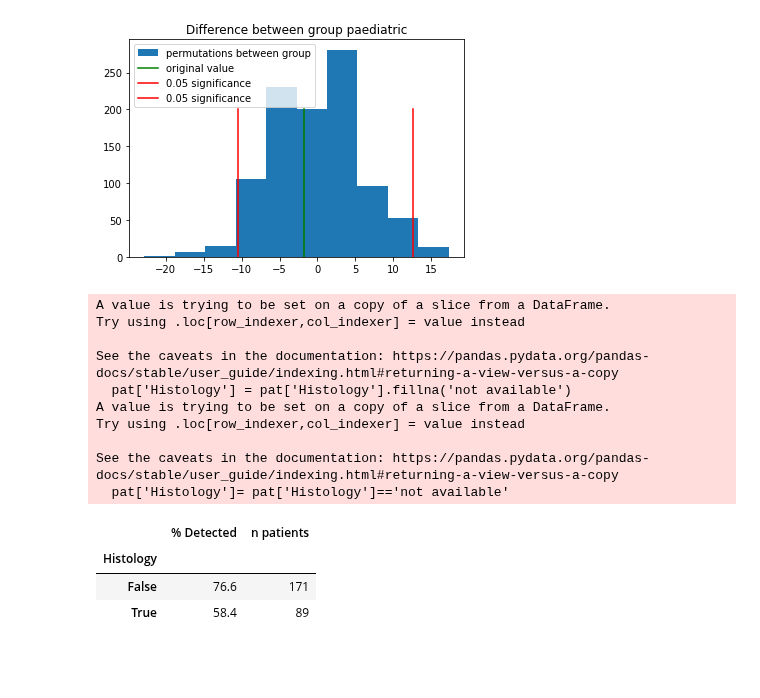
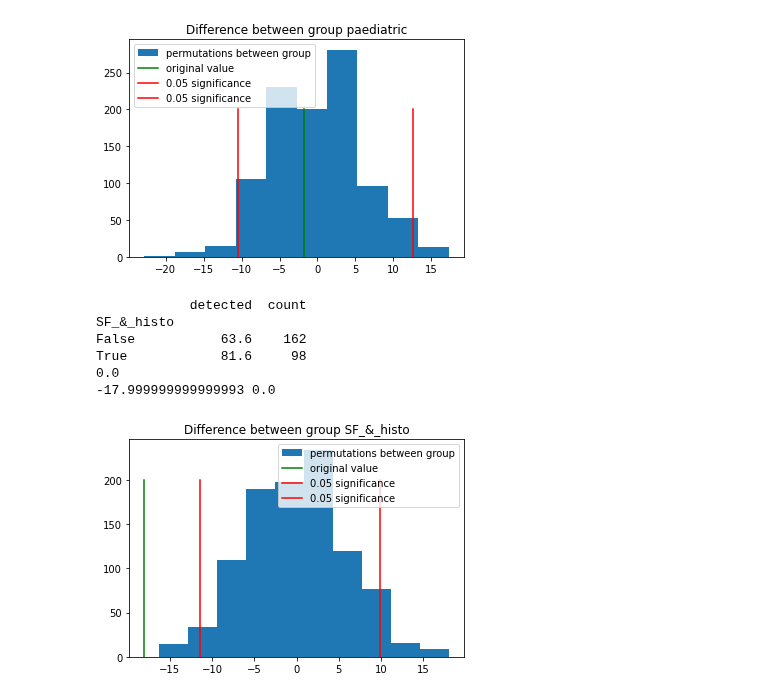
Before and after one commit to MELDProject/meld_graph, a Jupyter notebook: notebooks/compare_results_MLP.ipynb, the cells around one changed output. Drawn from its saved outputs; the diff is of its cells as text; code cells hidden in the pictures; blank space fills up the shorter version.

```diff
--- a/notebooks/compare_results_MLP.ipynb
+++ b/notebooks/compare_results_MLP.ipynb
@@ -134,7 +134,7 @@ def df_stats(df):
     total_detected = np.sum(df['number TP clusters'][df['group']])
     total_predicted = np.sum(df['number FP clusters'][df['group']])
     ppv = total_detected / (total_predicted + total_detected)
-    return np.round(sensitivity,2),np.round(specificity,2),np.round(ppv,2)
+    return np.round(sensitivity,2),np.round(specificity,2),np.round(ppv,2),
 
 # bootstrapped confidence intervals
 def bootstrap_CI(df, n=10000, func=df_stats):
@@ -296,0 +313,4 @@ nan
+# %%
+_, _, ppv_graph = df_stats(df)
+ppv_graph_CI = bootstrap_CI(df)[:,2]
+print(ppv_graph,ppv_graph_CI)
@@ -675,23 +739,26 @@ True            71.3    129
 -1.7999999999999972 0.712
 [figure]
 # %%
+# FCD histology + SF
 pat['Histology'] = pat['Histology'].fillna('not available')
-pat['Histology']= pat['Histology']=='not available'
-disp_df=pd.DataFrame(100*pat.groupby(['Histology']).mean()['detected']).round(1)
-disp_df['n patients'] = pat.groupby(['Histology']).count()['detected']
-disp_df.rename(columns={'detected':'% Detected'})
+pat['Histology_confirmed']= pat['Histology']!='not available'
+
+pat['SF_&_histo'] = pat['Histology_confirmed'] & pat['Seizure free']
+
+disp_df=pd.DataFrame(100*pat.groupby(['SF_&_histo']).mean()['detected']).round(1)
+disp_df['count'] = pat.groupby(['SF_&_histo']).count()['detected']
+print(disp_df)
+
+#get difference and pval
+diff_orig = disp_df['detected'].values[0]-disp_df['detected'].values[1]
+var='SF_&_histo'
+pval= compute_pval(pat[['detected',var]], diff_orig, var=var)
+print(diff_orig, pval)
 # %% [output]
-A value is trying to be set on a copy of a slice from a DataFrame.
-Try using .loc[row_indexer,col_indexer] = value instead
-
-See the caveats in the documentation: https://pandas.pydata.org/pandas-docs/stable/user_guide/indexing.html#returning-a-view-versus-a-copy
-  pat['Histology'] = pat['Histology'].fillna('not available')
-A value is trying to be set on a copy of a slice from a DataFrame.
-Try using .loc[row_indexer,col_indexer] = value instead
-
-See the caveats in the documentation: https://pandas.pydata.org/pandas-docs/stable/user_guide/indexing.html#returning-a-view-versus-a-copy
-  pat['Histology']= pat['Histology']=='not available'
+            detected  count
+SF_&_histo
+False           63.6    162
+True            81.6     98
+0.0
+-17.999999999999993 0.0
-|  | % Detected | n patients |
-| Histology |  |  |
-| False | 76.6 | 171 |
-| True | 58.4 | 89 |
+[figure, added]
```
Also changed, not shown: parts of 14 cells of this notebook, 5 other files.
